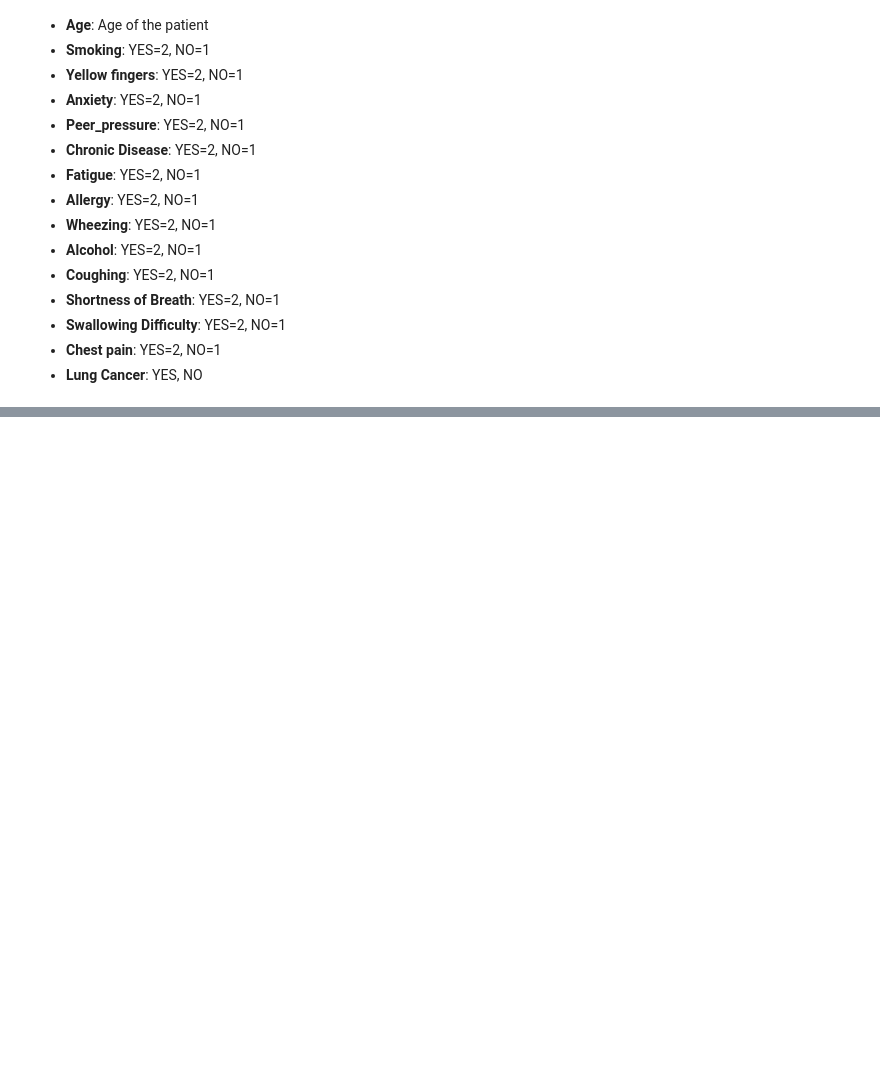
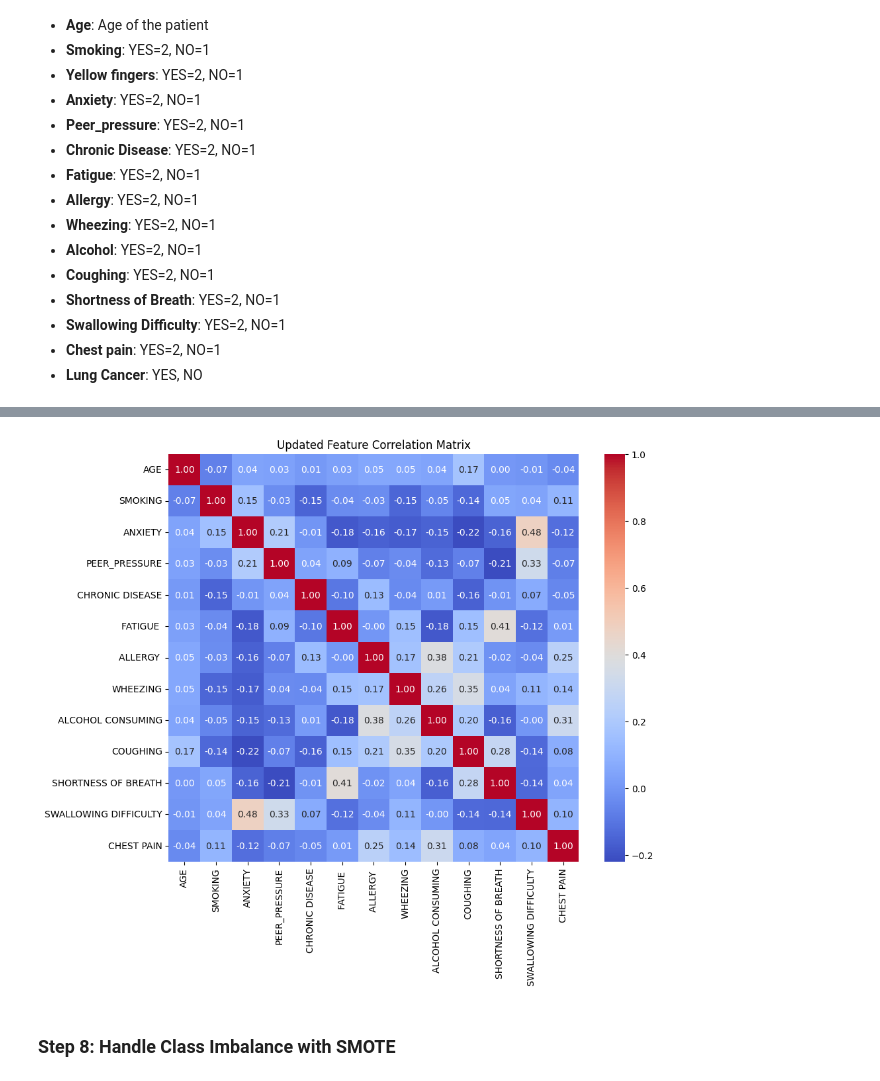
Before and after one commit to AlinaM354276/labs_seminars, a Jupyter notebook: final_project/ml.ipynb, the cells around one changed output, grey strips where cells are left out. Drawn from its saved outputs; the diff is of its cells as text; code cells hidden in the pictures; blank space fills up the shorter version.

```diff
--- a/final_project/ml.ipynb
+++ b/final_project/ml.ipynb
@@ -34,0 +161,14 @@ FileNotFoundError: [Errno 2] No such file or directory: 'labs_seminars\\final pr
+# %%
+# Drop less relevant features based on correlation analysis
+X = X.drop(columns=['YELLOW_FINGERS', 'GENDER'])
+# %%
+# Updated correlation matrix
+corr_matrix_updated = X.corr()
+plt.figure(figsize=(10, 8))
+sns.heatmap(corr_matrix_updated, annot=True, fmt='.2f', cmap='coolwarm')
+plt.title('Updated Feature Correlation Matrix')
+plt.show()
+# %% [output]
+[figure, added]
+# %% [markdown]
+### Step 8: Handle Class Imbalance with SMOTE
```
Also changed, not shown: parts of 34 cells of this notebook.
